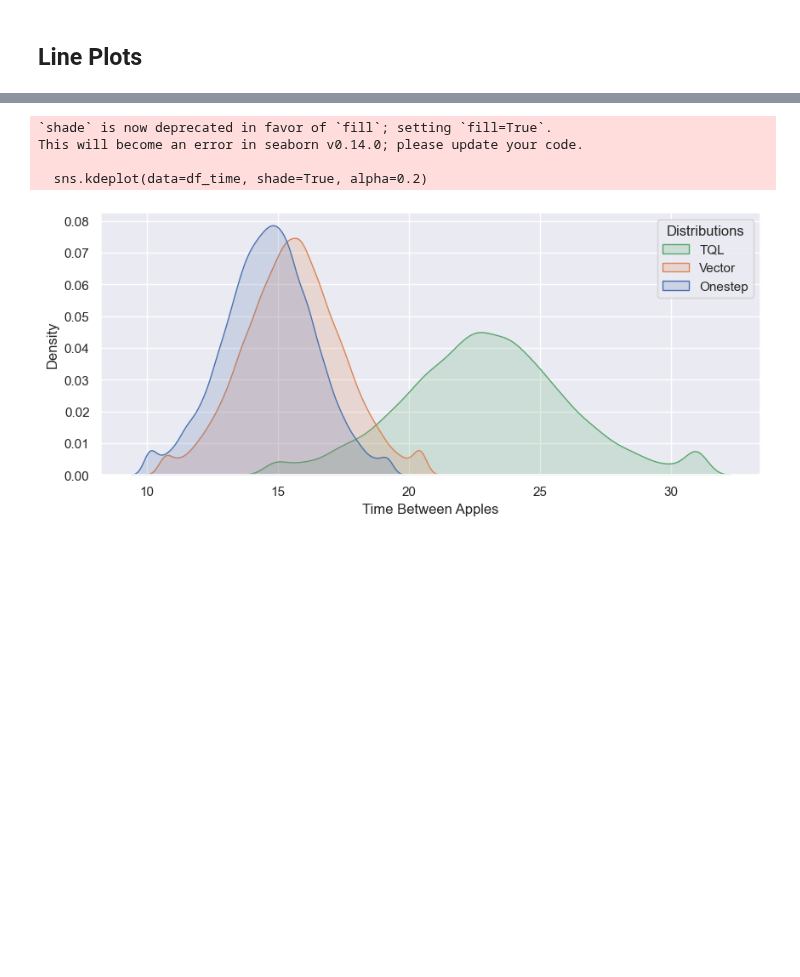
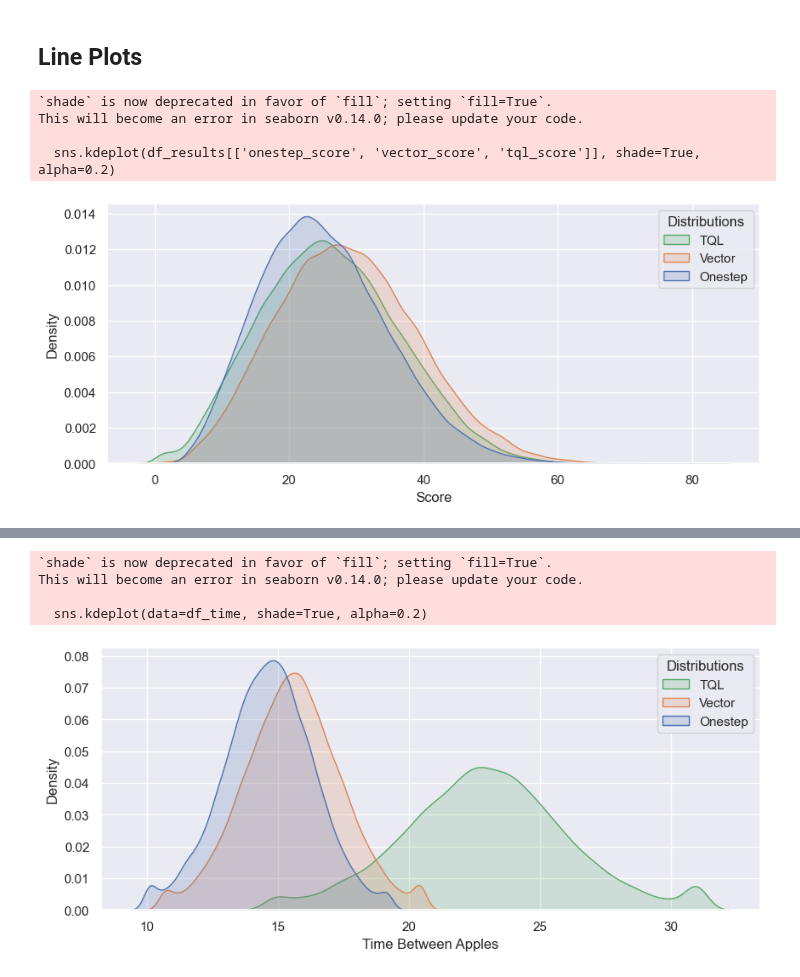
Before and after one commit to vietnhprivat/snake_ai, a Jupyter notebook: src/Classes/data_collection_test.ipynb, the cells around one changed output, grey strips where cells are left out. Cells and saved outputs as stored; diff of their text form; code cells hidden in the pictures; blank space fills up the shorter version.

```diff
--- a/src/Classes/data_collection_test.ipynb
+++ b/src/Classes/data_collection_test.ipynb
@@ -125,5 +140,25 @@ display(confint(df_results), confint(df_time))
 # %% [markdown]
 ## Line Plots
+# %%
+plt.figure(figsize=(10, 4))
+
+# Plot the three normal distributions together
+sns.set_theme(style="darkgrid")
+sns.kdeplot(df_results[['onestep_score', 'vector_score', 'tql_score']], shade=True, alpha=0.2)
+
+# Add labels and a legend
+plt.xlabel("Score")
+plt.ylabel("Density")
+plt.legend(title="Distributions", labels=["TQL", "Vector", "Onestep"])
+
+# Show the plot
+plt.show()
+# %% [output]
+`shade` is now deprecated in favor of `fill`; setting `fill=True`.
+This will become an error in seaborn v0.14.0; please update your code.
+
+  sns.kdeplot(df_results[['onestep_score', 'vector_score', 'tql_score']], shade=True, alpha=0.2)
+[figure, added]
 # %%
 plt.figure(figsize=(10, 4))
 
```
Also changed, not shown: parts of 5 cells of this notebook, 3 other files.
